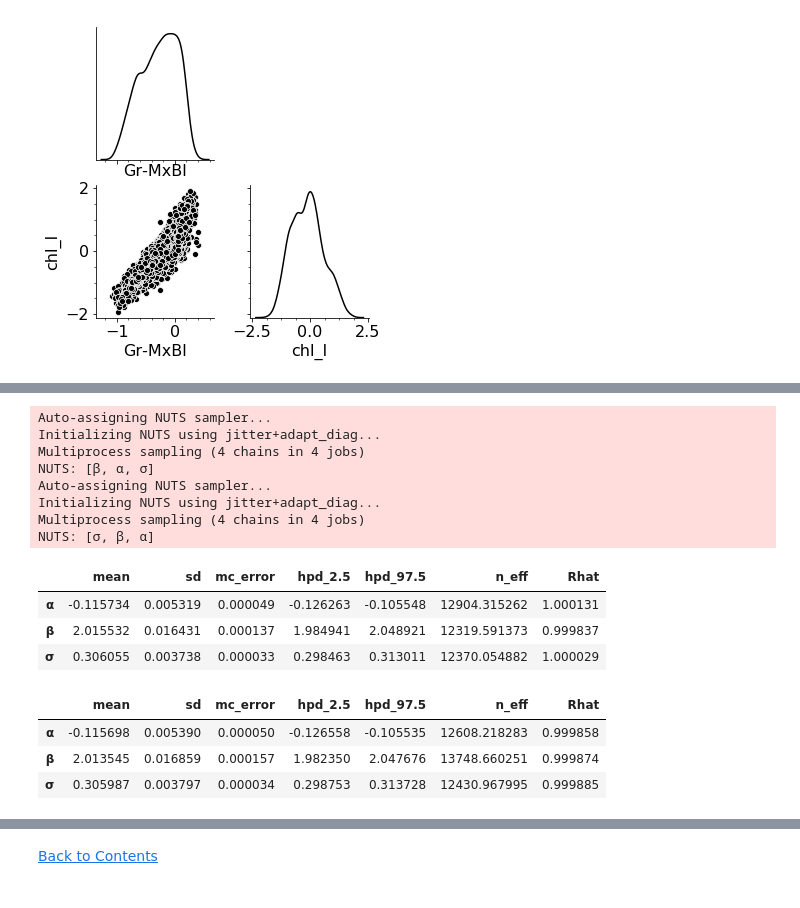
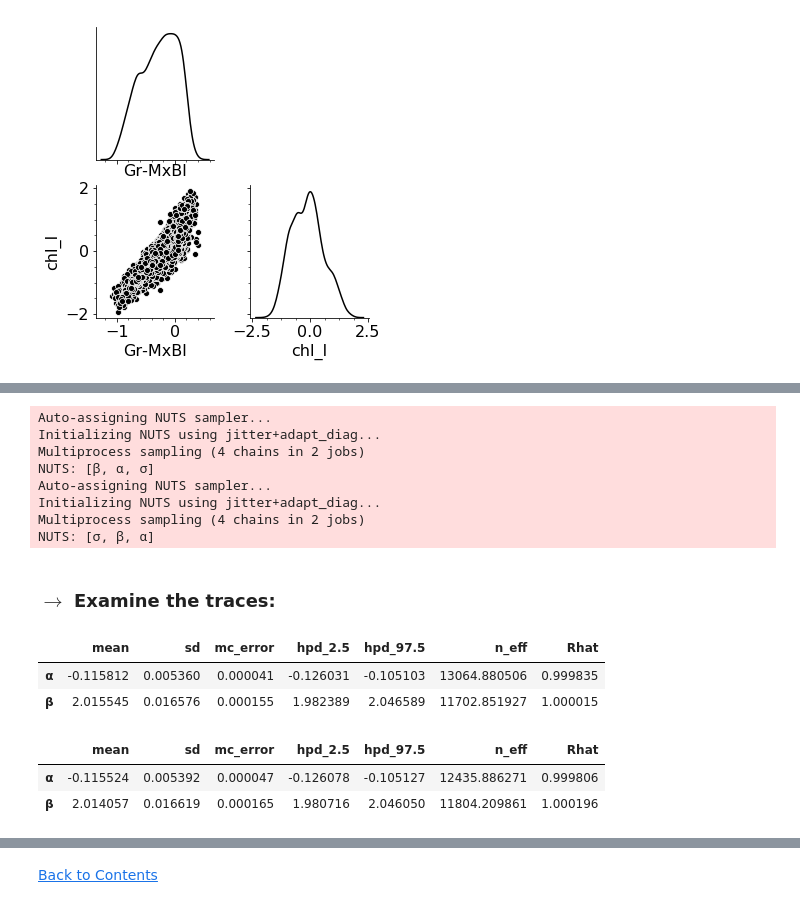
Before and after one commit to madHatter106/chlorophyll_models, a Jupyter notebook: Bayesian Tutorial.ipynb, the cells around one changed output, grey strips where cells are left out. Drawn from its saved outputs; the diff is of its cells as text; code cells hidden in the pictures.

```diff
--- a/Bayesian Tutorial.ipynb
+++ b/Bayesian Tutorial.ipynb
@@ -213,11 +220,3 @@ $\ \ \ \rightarrow$mechanistically straightforward<br>
 $\ \ \ \rightarrow$computationally expensive!
 # %%
 df_data = pd.read_pickle('./pickleJar/df_logMxBlues.pkl')
-# %%
-df_data.insert(df_data.columns.get_loc('mxBlId'), 'mxBlId2',
-           df_data.loc[:, ['rrs443_l', 'rrs510_l']].idxmax(axis=1).str.replace('_l', ''))
-
-df_data.insert(df_data.columns.get_loc('MxBl-Gr'), 'MxBl-Gr2',
-          df_data.loc[:, ['rrs443_l', 'rrs510_l']].max(axis=1) - df_data.loc[:, 'rrs555_l'])
-
-df_data.head().T
@@ -851,5 +836,5 @@ y = df_data.dropna().chl_l.values
 # %%
-with pm.Model() as m2:
+with pm.Model() as m_vague_prior:
     # priors
     σ = pm.Uniform('σ', lower=0, upper=2)
     α = pm.Normal('α', mu=0, sd=1)
@@ -943,29 +941,30 @@ f.savefig('./figJar/Presentation/pairwise_1.png')
 </center>
 # %%
-with m2:
-    trace_m2 = pm.sample(2000, tune=1000, chains=4)
-with m3:
-    trace_m3 = pm.sample(2000, tune=1000, chains=4)
+with m_vague_prior:
+    trace_vague = pm.sample(2000, tune=1000, chains=4)
+
+with m_informative_prior:
+    trace_inf = pm.sample(2000, tune=1000, chains=4)
 # %% [output]
 Auto-assigning NUTS sampler...
 Initializing NUTS using jitter+adapt_diag...
-Multiprocess sampling (4 chains in 4 jobs)
+Multiprocess sampling (4 chains in 2 jobs)
 NUTS: [β, α, σ]
 Auto-assigning NUTS sampler...
 Initializing NUTS using jitter+adapt_diag...
-Multiprocess sampling (4 chains in 4 jobs)
+Multiprocess sampling (4 chains in 2 jobs)
 NUTS: [σ, β, α]
+# %% [markdown]
+### $\rightarrow$ Examine the traces:
 # %%
-pm.summary(trace_m2, varnames=['α', 'β', 'σ'])
+pm.summary(trace_vague, varnames=['α', 'β'])
 # %% [output]
 |  | mean | sd | mc_error | hpd_2.5 | hpd_97.5 | n_eff | Rhat |
-| α | -0.115734 | 0.005319 | 0.000049 | -0.126263 | -0.105548 | 12904.315262 | 1.000131 |
-| β | 2.015532 | 0.016431 | 0.000137 | 1.984941 | 2.048921 | 12319.591373 | 0.999837 |
-| σ | 0.306055 | 0.003738 | 0.000033 | 0.298463 | 0.313011 | 12370.054882 | 1.000029 |
+| α | -0.115812 | 0.005360 | 0.000041 | -0.126031 | -0.105103 | 13064.880506 | 0.999835 |
+| β | 2.015545 | 0.016576 | 0.000155 | 1.982389 | 2.046589 | 11702.851927 | 1.000015 |
 # %%
-pm.summary(trace_m3, varnames=['α', 'β', 'σ'])
+pm.summary(trace_inf, varnames=['α', 'β'])
 # %% [output]
 |  | mean | sd | mc_error | hpd_2.5 | hpd_97.5 | n_eff | Rhat |
-| α | -0.115698 | 0.005390 | 0.000050 | -0.126558 | -0.105535 | 12608.218283 | 0.999858 |
-| β | 2.013545 | 0.016859 | 0.000157 | 1.982350 | 2.047676 | 13748.660251 | 0.999874 |
-| σ | 0.305987 | 0.003797 | 0.000034 | 0.298753 | 0.313728 | 12430.967995 | 0.999885 |
+| α | -0.115524 | 0.005392 | 0.000047 | -0.126078 | -0.105127 | 12435.886271 | 0.999806 |
+| β | 2.014057 | 0.016619 | 0.000165 | 1.980716 | 2.046050 | 11804.209861 | 1.000196 |
```
Also changed, not shown: parts of 58 cells of this notebook, 7 other files.
